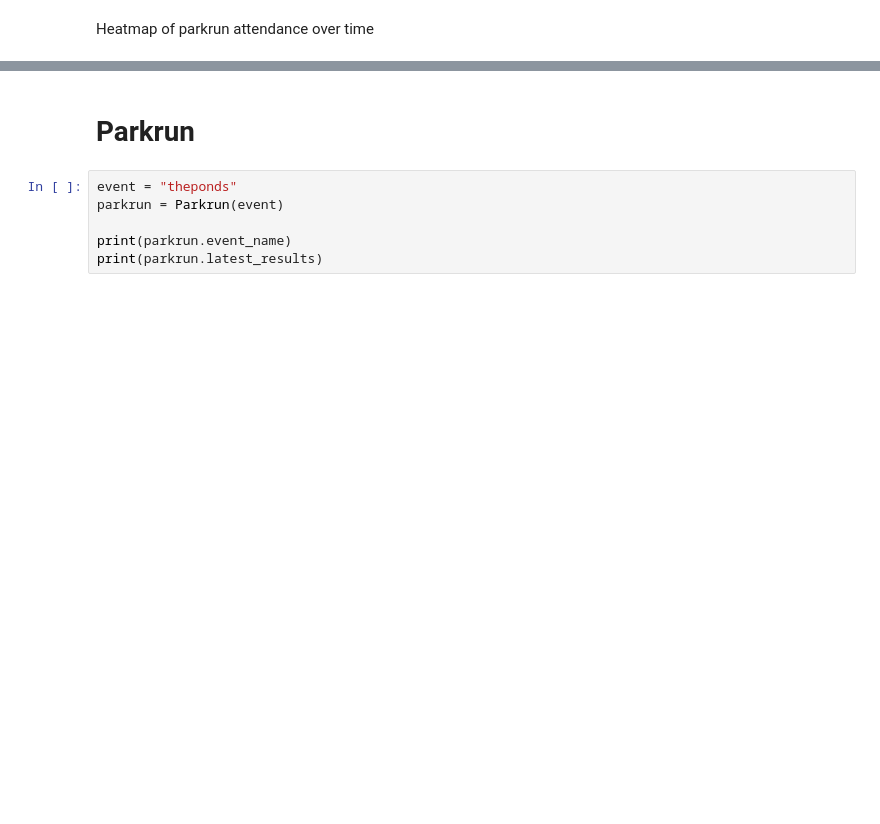
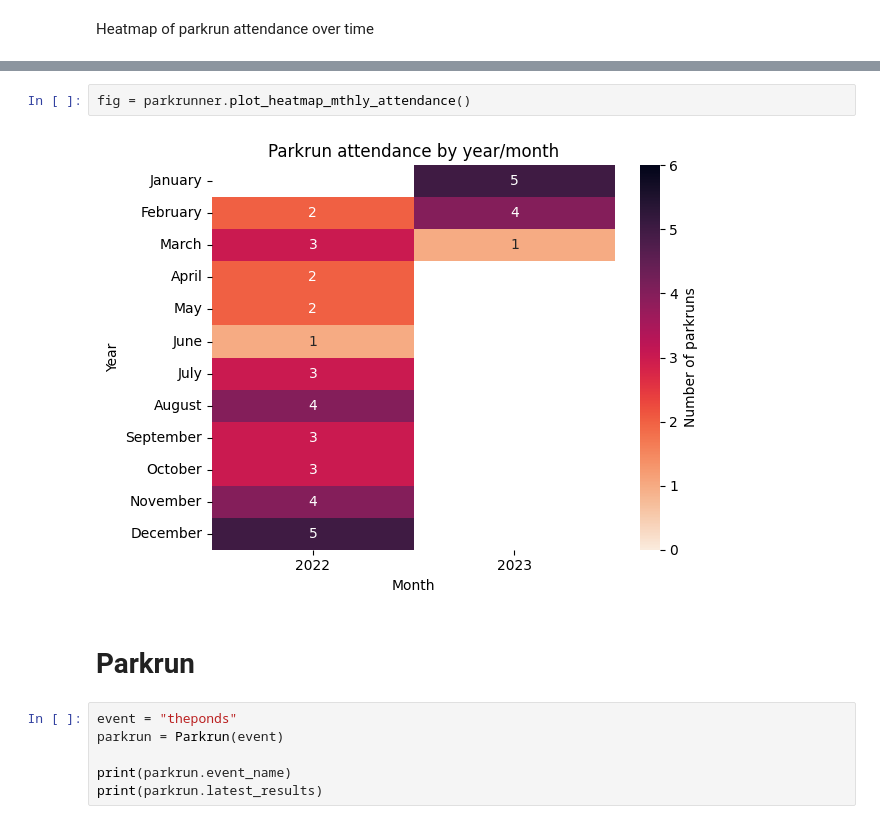
Before and after one commit to jansen88/parkrun-results, a Jupyter notebook: demo/demo.ipynb, the cells around one changed output, grey strips where cells are left out. Saved outputs shown, nothing was run; the diff lists cells and outputs as text; blank space fills up the shorter version.

```diff
--- a/demo/demo.ipynb
+++ b/demo/demo.ipynb
@@ -85,3 +77,7 @@ parkrunner.plot_heatmap_mthly_attendance()
+# %%
+fig = parkrunner.plot_heatmap_mthly_attendance()
+# %% [output]
+[figure, added]
 # %% [markdown]
 # Parkrun
 # %%
```
Also changed, not shown: parts of 8 cells of this notebook, 2 other files.
